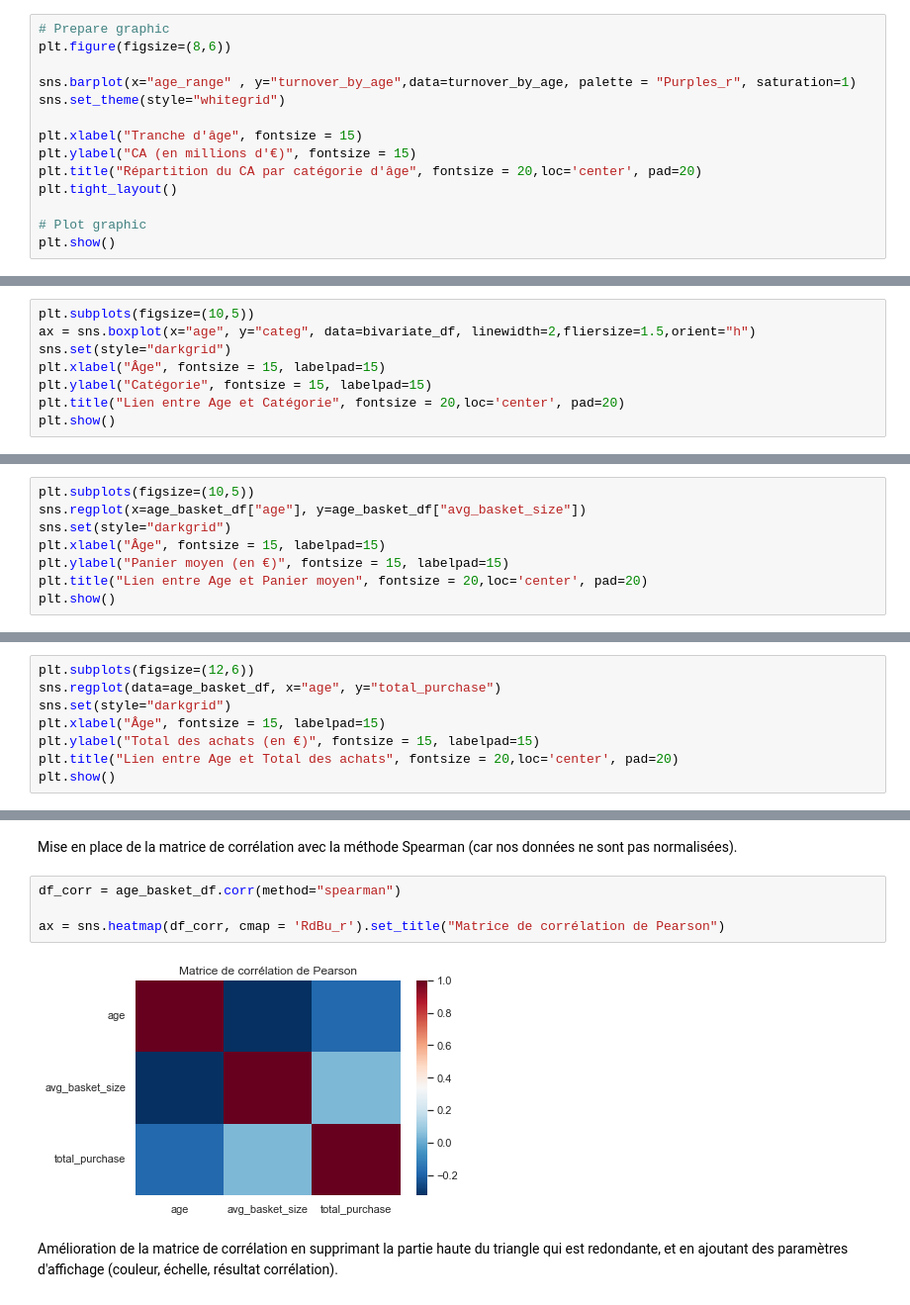
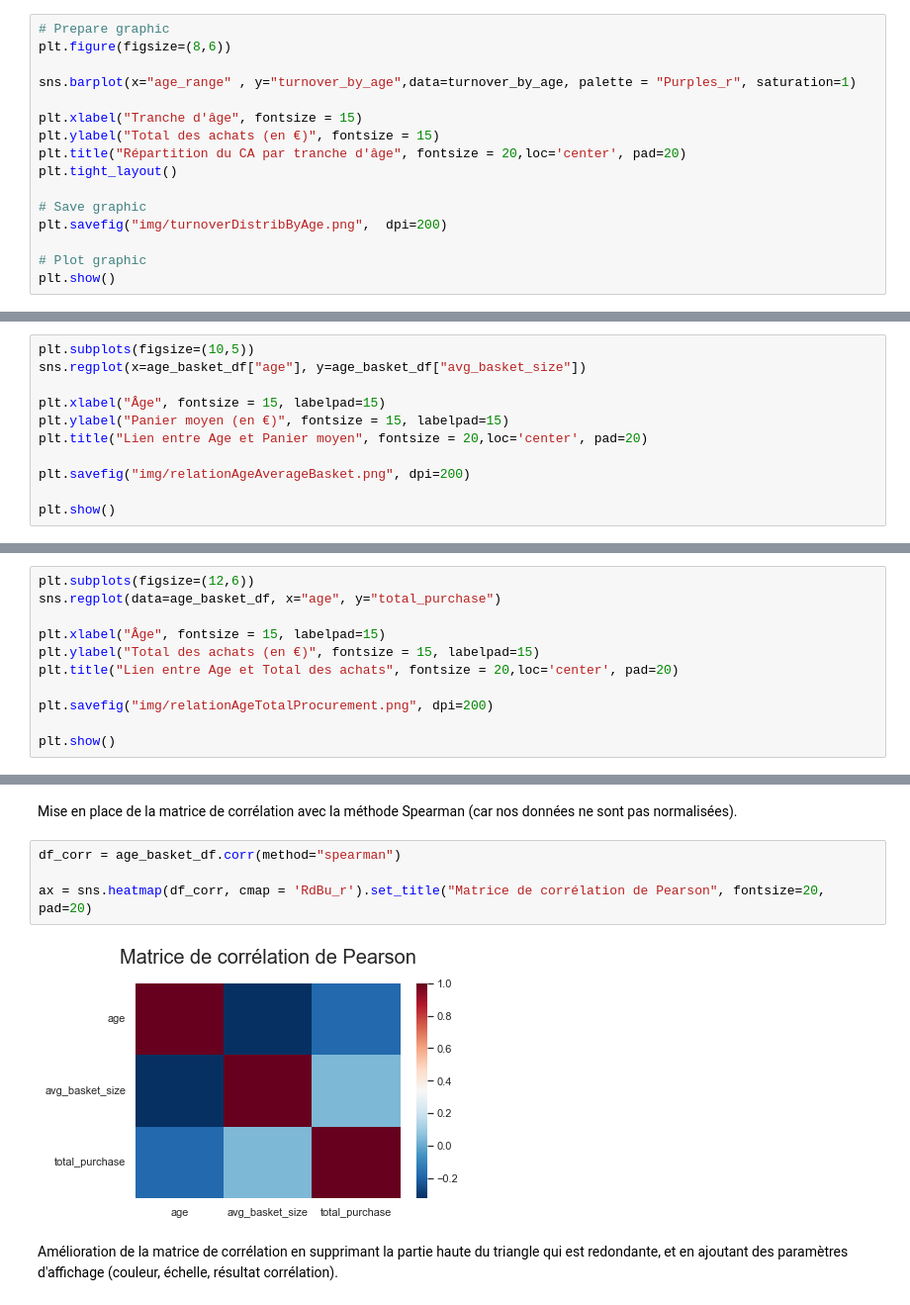
Before and after one commit to dumbor/P6---Analyse-de-ventes, a Jupyter notebook: Analysez les ventes d'une librairie.ipynb, the cells around one changed output, grey strips where cells are left out. Shown at 99% size. Drawn from its saved outputs; the diff is of its cells as text.

```diff
--- a/Analysez les ventes d'une librairie.ipynb
+++ b/Analysez les ventes d'une librairie.ipynb
@@ -1071,12 +1163,14 @@ turnover_by_age
 plt.figure(figsize=(8,6))
 
 sns.barplot(x="age_range" , y="turnover_by_age",data=turnover_by_age, palette = "Purples_r", saturation=1)
-sns.set_theme(style="whitegrid")
 
 plt.xlabel("Tranche d'âge", fontsize = 15)
-plt.ylabel("CA (en millions d'€)", fontsize = 15)
-plt.title("Répartition du CA par catégorie d'âge", fontsize = 20,loc='center', pad=20)
+plt.ylabel("Total des achats (en €)", fontsize = 15)
+plt.title("Répartition du CA par tranche d'âge", fontsize = 20,loc='center', pad=20)
 plt.tight_layout()
+
+# Save graphic
+plt.savefig("img/turnoverDistribByAge.png",  dpi=200)
 
 # Plot graphic
 plt.show()
@@ -1291,8 +1461,0 @@ bivariate_df.head()
-# %%
-plt.subplots(figsize=(10,5))
-ax = sns.boxplot(x="age", y="categ", data=bivariate_df, linewidth=2,fliersize=1.5,orient="h")
-sns.set(style="darkgrid")
-plt.xlabel("Âge", fontsize = 15, labelpad=15)
-plt.ylabel("Catégorie", fontsize = 15, labelpad=15)
-plt.title("Lien entre Age et Catégorie", fontsize = 20,loc='center', pad=20)
-plt.show()
@@ -1480,20 +1637,26 @@ age_basket_df[age_basket_df.client_id=='c_3454']
 # %%
 plt.subplots(figsize=(10,5))
 sns.regplot(x=age_basket_df["age"], y=age_basket_df["avg_basket_size"])
-sns.set(style="darkgrid")
+
 plt.xlabel("Âge", fontsize = 15, labelpad=15)
 plt.ylabel("Panier moyen (en €)", fontsize = 15, labelpad=15)
 plt.title("Lien entre Age et Panier moyen", fontsize = 20,loc='center', pad=20)
+
+plt.savefig("img/relationAgeAverageBasket.png", dpi=200)
+
 plt.show()
 # %% [output]
 [figure]
 # %%
 plt.subplots(figsize=(12,6))
 sns.regplot(data=age_basket_df, x="age", y="total_purchase")
-sns.set(style="darkgrid")
+
 plt.xlabel("Âge", fontsize = 15, labelpad=15)
 plt.ylabel("Total des achats (en €)", fontsize = 15, labelpad=15)
 plt.title("Lien entre Age et Total des achats", fontsize = 20,loc='center', pad=20)
+
+plt.savefig("img/relationAgeTotalProcurement.png", dpi=200)
+
 plt.show()
 # %% [output]
 [figure]
@@ -1506,9 +1665,9 @@ Mise en place de la matrice de corrélation avec la méthode Spearman (car nos d
 # %%
 df_corr = age_basket_df.corr(method="spearman")
 
-ax = sns.heatmap(df_corr, cmap = 'RdBu_r').set_title("Matrice de corrélation de Pearson")
+ax = sns.heatmap(df_corr, cmap = 'RdBu_r').set_title("Matrice de corrélation de Pearson", fontsize=20, pad=20)
 # %% [output]
-[figure, old version]
+[figure, new version]
 # %% [markdown]
 Amélioration de la matrice de corrélation en supprimant la partie haute du triangle qui est redondante, et en ajoutant des paramètres d'affichage (couleur, échelle, résultat corrélation).
 # %%
```
Also changed, not shown: parts of 133 cells of this notebook, 1 other file.
